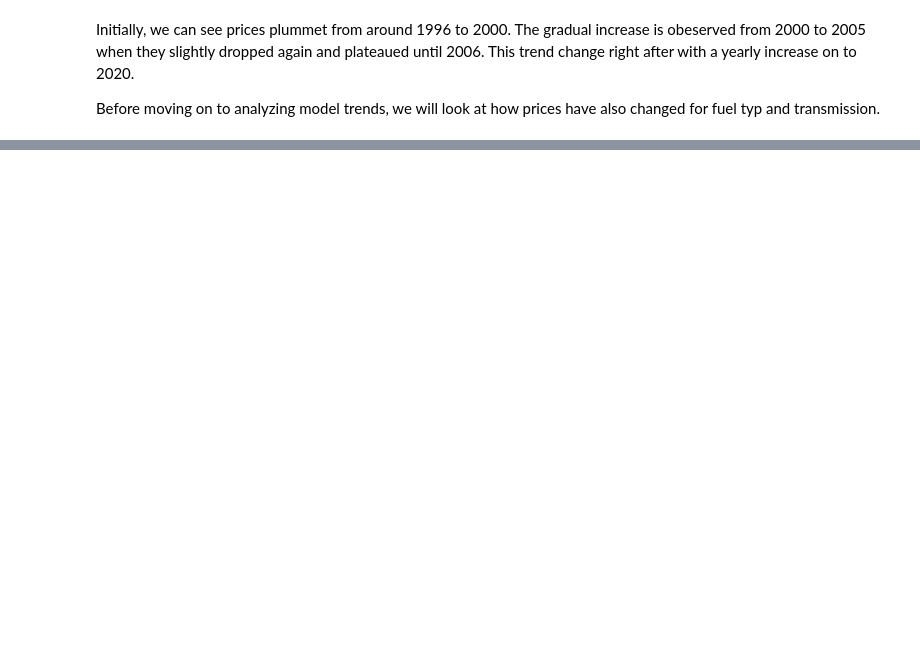
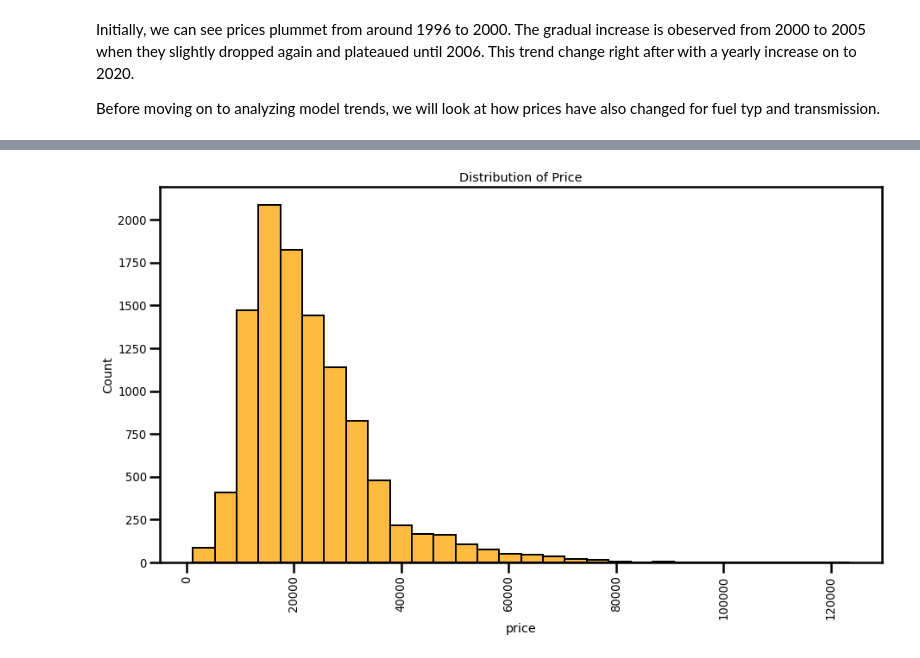
Before and after one commit to LenSin3/bmw_car_sales, a Jupyter notebook: bmw_ml.ipynb, the cells around one changed output, grey strips where cells are left out. Cells and saved outputs as stored; diff of their text form; code cells hidden in the pictures; blank space fills up the shorter version.

```diff
--- a/bmw_ml.ipynb
+++ b/bmw_ml.ipynb
@@ -162,0 +174,4 @@ plots.rank_feature(df_cln, 'model', 'price')
+# %%
+plots.hist_distribution(df_cln, 'price', bins = 30, kde = False)
+# %% [output]
+[figure, added]
```
Also changed, not shown: parts of 9 cells of this notebook, 1 other file.
